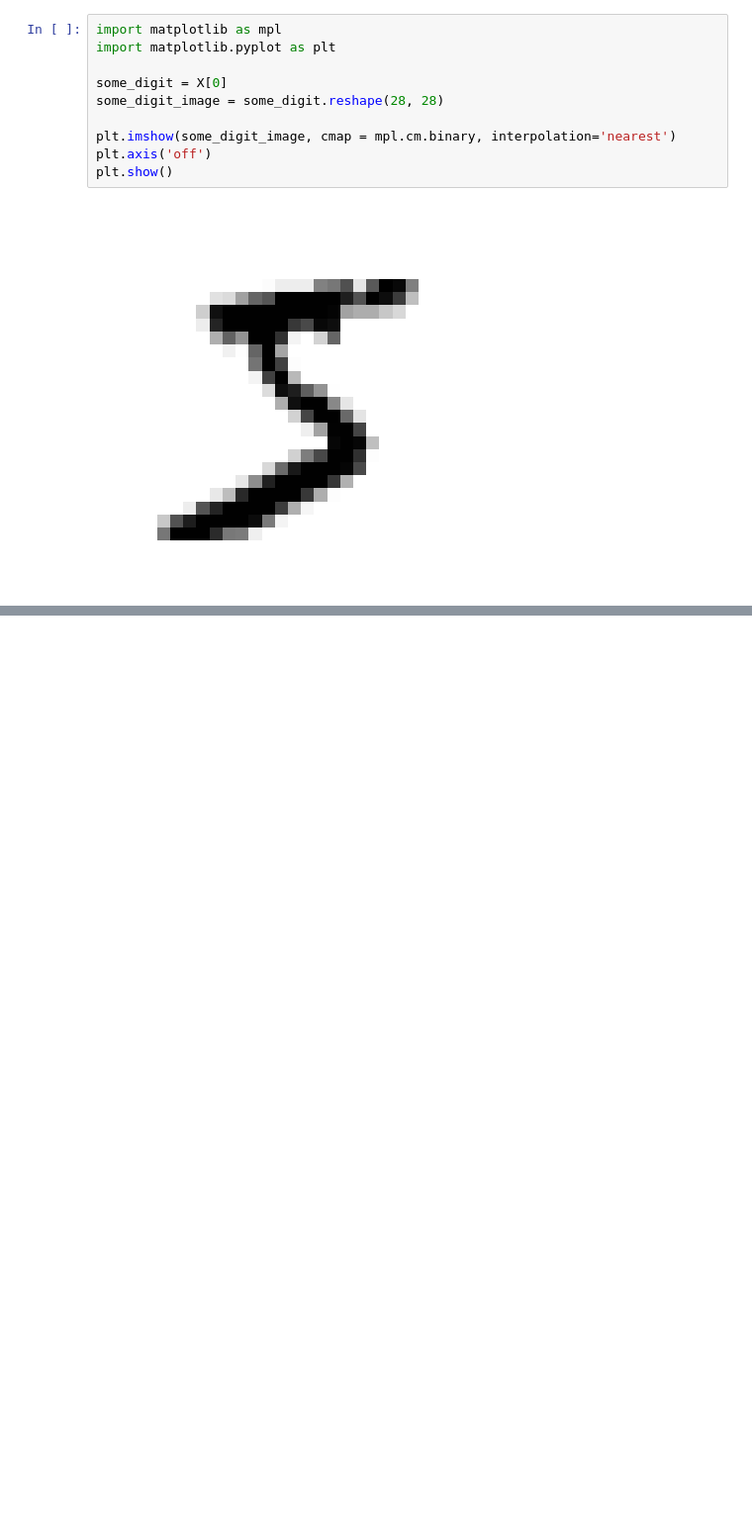
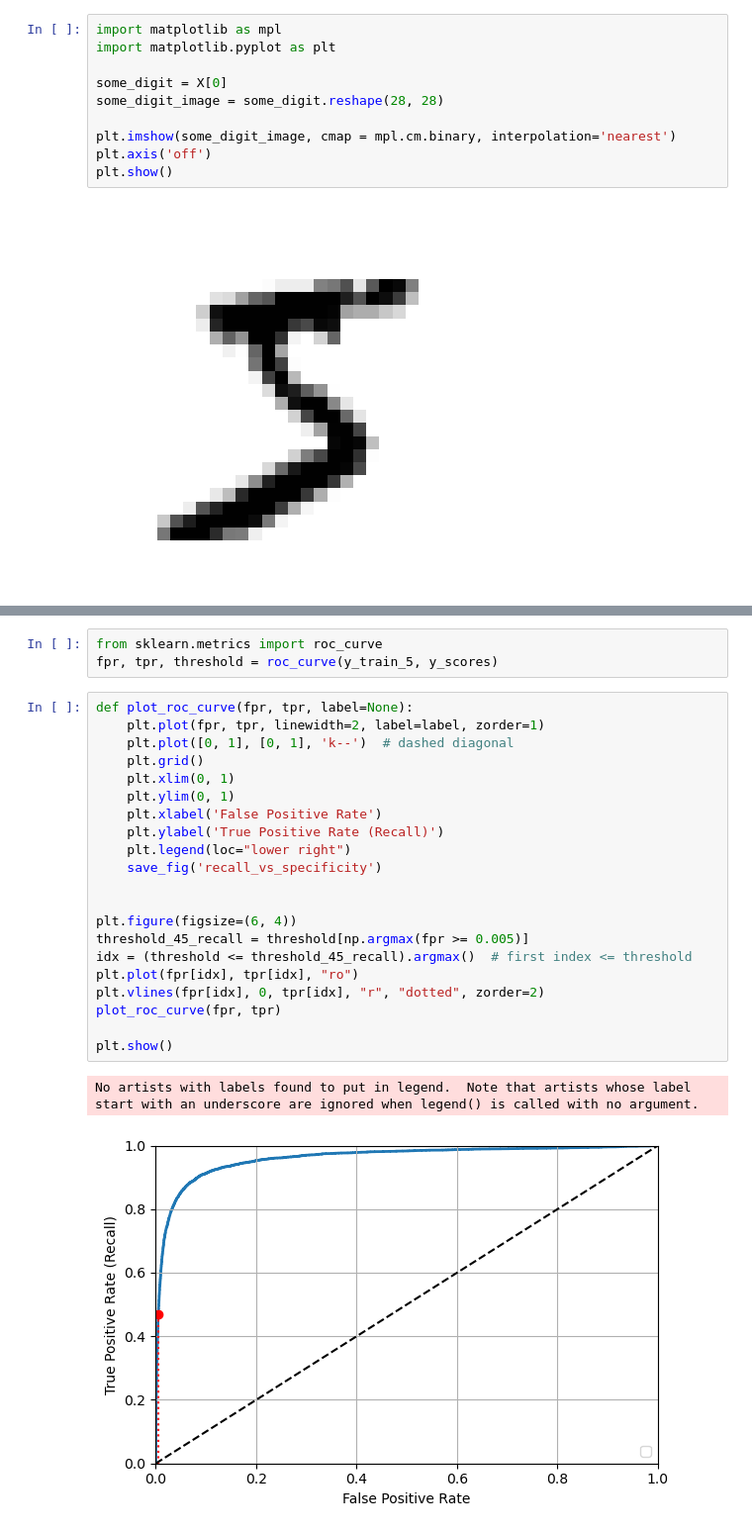
Before and after one commit to FrankLloyd83/HandsOnML_lecture, a Jupyter notebook: MNIST.ipynb, the cells around one changed output, grey strips where cells are left out. Shown at 99% size. Drawn from its saved outputs; the diff is of its cells as text; blank space fills up the shorter version.

```diff
--- a/MNIST.ipynb
+++ b/MNIST.ipynb
@@ -25,0 +190,27 @@ plt.show()
+# %%
+from sklearn.metrics import roc_curve
+fpr, tpr, threshold = roc_curve(y_train_5, y_scores)
+# %%
+def plot_roc_curve(fpr, tpr, label=None):
+    plt.plot(fpr, tpr, linewidth=2, label=label, zorder=1)
+    plt.plot([0, 1], [0, 1], 'k--')  # dashed diagonal
+    plt.grid()
+    plt.xlim(0, 1)
+    plt.ylim(0, 1)
+    plt.xlabel('False Positive Rate')
+    plt.ylabel('True Positive Rate (Recall)')
+    plt.legend(loc="lower right")
+    save_fig('recall_vs_specificity')
+
+
+plt.figure(figsize=(6, 4))
+threshold_45_recall = threshold[np.argmax(fpr >= 0.005)]
+idx = (threshold <= threshold_45_recall).argmax()  # first index <= threshold
+plt.plot(fpr[idx], tpr[idx], "ro")
+plt.vlines(fpr[idx], 0, tpr[idx], "r", "dotted", zorder=2)
+plot_roc_curve(fpr, tpr)
+
+plt.show()
+# %% [output]
+No artists with labels found to put in legend.  Note that artists whose label start with an underscore are ignored when legend() is called with no argument.
+[figure, added]
```
Also changed, not shown: parts of 63 cells of this notebook.
